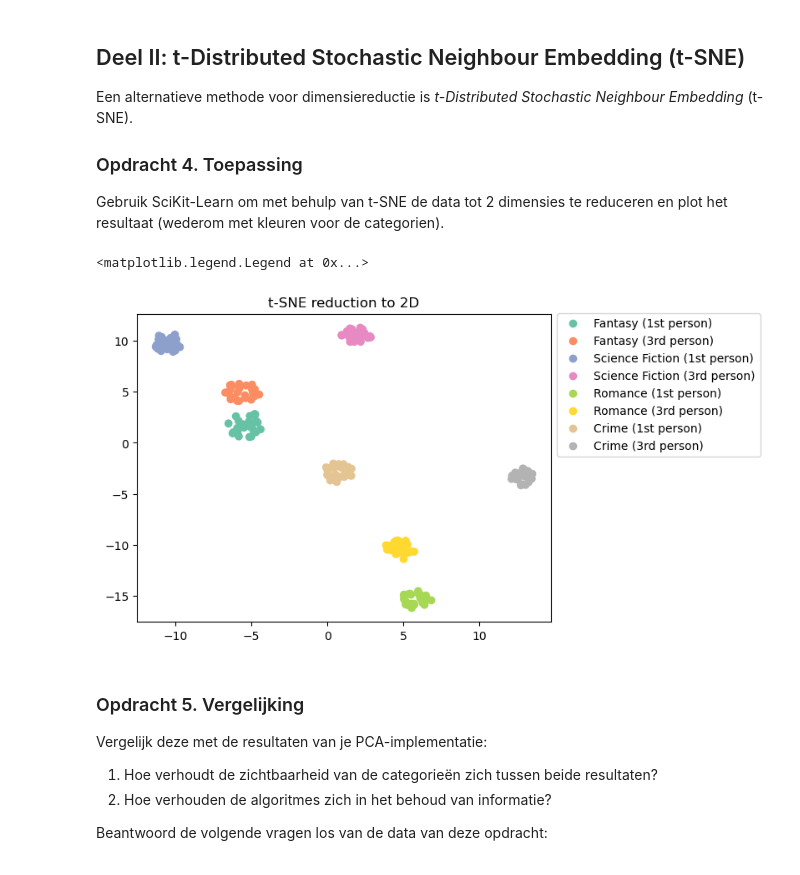
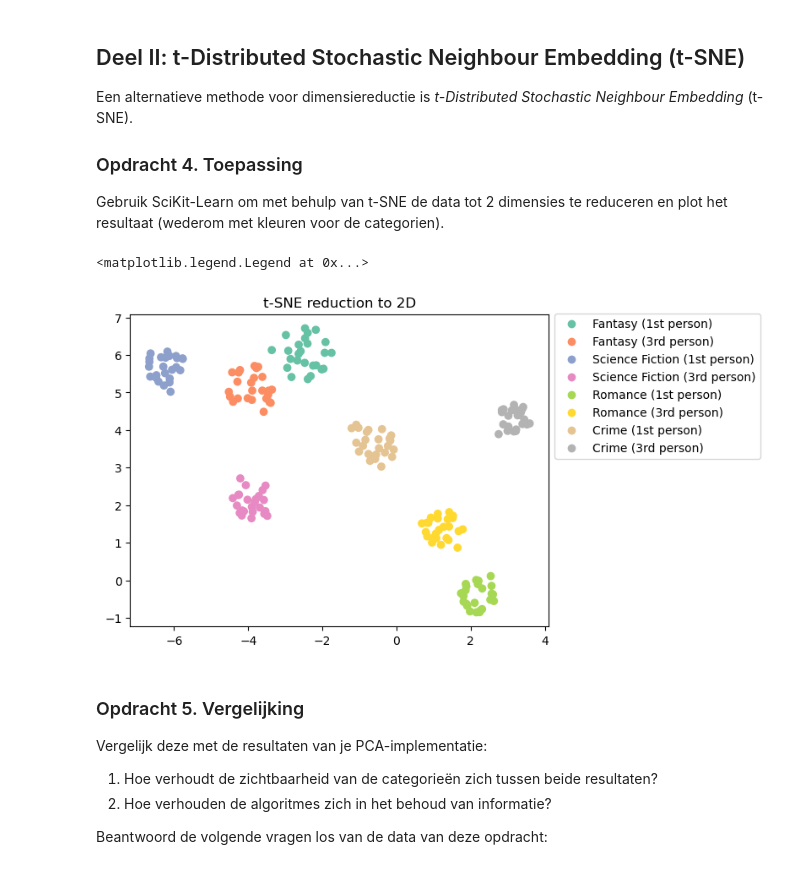
Before and after one commit to AI-S4-2026/la-ii-dimensionaliteitsreductie-Dominik-Enzinger-HU-student, a Jupyter notebook: dimensionality.ipynb, the cells around one changed output. Cells and saved outputs as stored; diff of their text form; code cells hidden in the pictures.

```diff
--- a/dimensionality.ipynb
+++ b/dimensionality.ipynb
@@ -310,21 +338,21 @@ Een alternatieve methode voor dimensiereductie is _t-Distributed Stochastic Neig
 ### Opdracht 4. Toepassing
 Gebruik SciKit-Learn om met behulp van t-SNE de data tot 2 dimensies te reduceren en plot het resultaat (wederom met kleuren voor de categorien).
 # %%
-def compute_tsne(X, n_components):
+def compute_tsne(X, n_components, perplexity):
     matrix = np.array(X)
-    tsne = TSNE(n_components)
+    tsne = TSNE(n_components, perplexity=perplexity)  # perplexity: how many nearest neighbours are considered. (controls the sigma of the gaussian)
     tsne_result = tsne.fit_transform(matrix)
     return tsne_result
 # %%
-tsne_2d = compute_tsne(matrix, 2)
+tsne_2d = compute_tsne(matrix, 2, 70)
 
 # Create 2D scatter plot
 scatter_tsne_2d = plt.scatter(tsne_2d[:,0], tsne_2d[:,1], c=color_labels, cmap="Set2")
 plt.title("t-SNE reduction to 2D")
 plt.legend(handles=scatter_tsne_2d.legend_elements()[0], labels=categories, bbox_to_anchor=(1.0, 1.02))
 # %% [output]
 <matplotlib.legend.Legend at 0x...>
-[figure, old version]
+[figure, new version]
 # %% [markdown]
 ### Opdracht 5. Vergelijking
 
```
Also changed, not shown: parts of 6 cells of this notebook, 1 other file.
